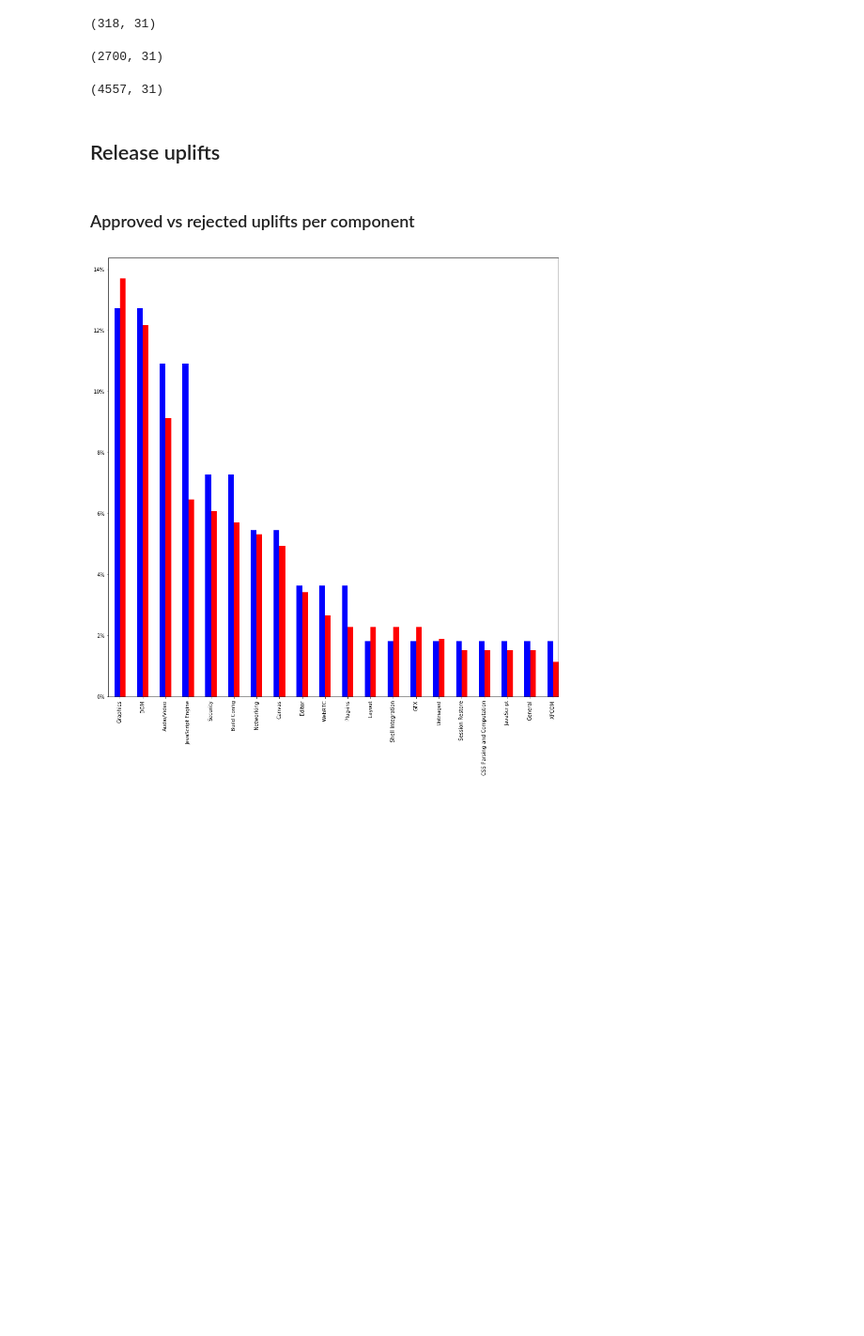
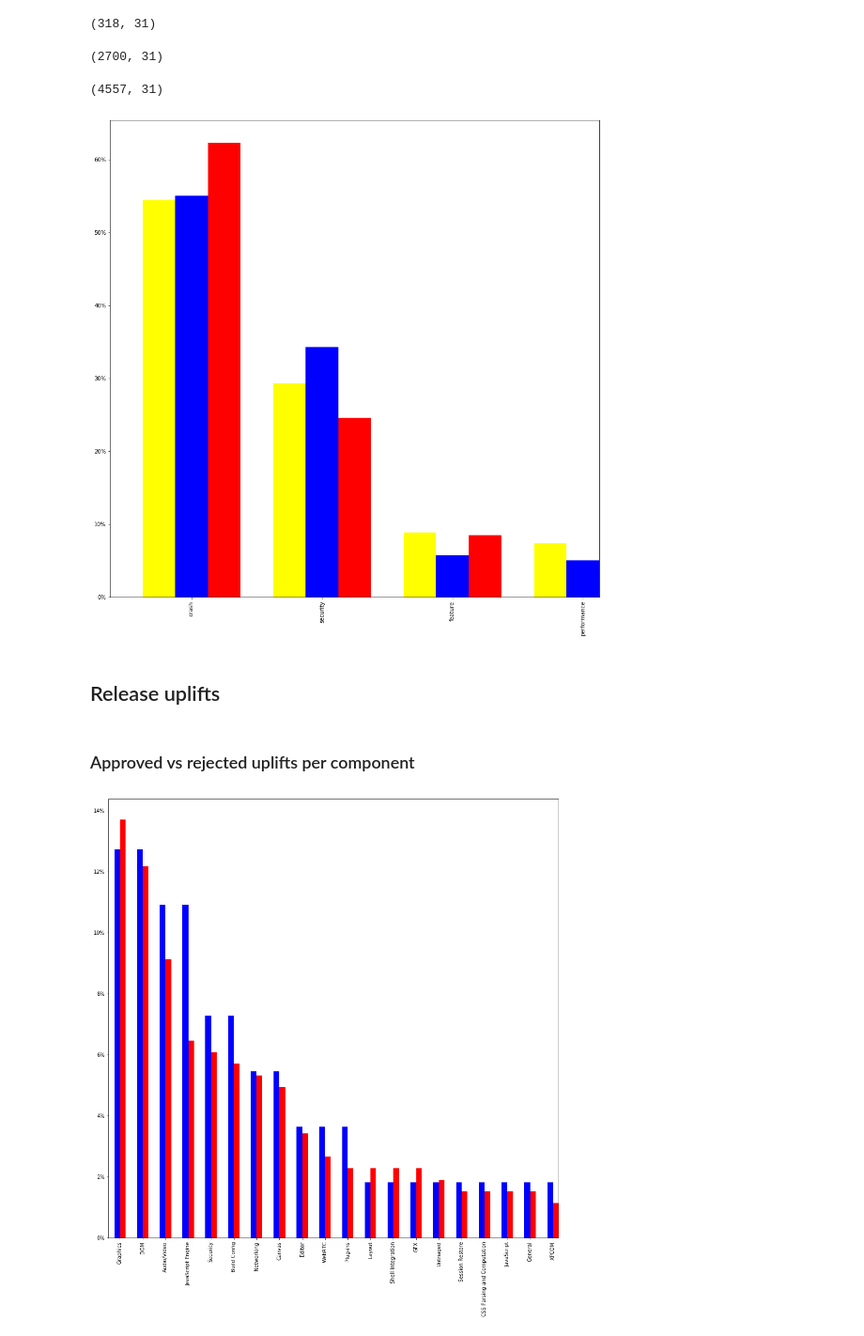
Before and after one commit to marco-c/uplift-analysis, a Jupyter notebook: plots/approved vs rejected uplifts.ipynb, the cells around one changed output. Shown at 94% size. Drawn from its saved outputs; the diff is of its cells as text; code cells hidden in the pictures; blank space fills up the shorter version.

Commit message:
Plot approved percentage per type and per channel

```diff
--- a/plots/approved vs rejected uplifts.ipynb
+++ b/plots/approved vs rejected uplifts.ipynb
@@ -30,6 +30,26 @@ df_aurora.shape
 df_release.component = df_release.component.apply(lambda x: x.split(':')[0])
 df_beta.component = df_beta.component.apply(lambda x: x.split(':')[0])
 df_aurora.component = df_aurora.component.apply(lambda x: x.split(':')[0])
+# %%
+types_approved_release = df_release[df_release['uplift_accepted'] == True].types.str.split('^').apply(pd.Series, 1).stack()
+types_approved_release.index = types_approved_release.index.droplevel(-1)
+types_approved_release.name = 'Type'
+types_approved_beta = df_beta[df_beta['uplift_accepted'] == True].types.str.split('^').apply(pd.Series, 1).stack()
+types_approved_beta.index = types_approved_beta.index.droplevel(-1)
+types_approved_beta.name = 'Type'
+types_approved_aurora = df_aurora[df_aurora['uplift_accepted'] == True].types.str.split('^').apply(pd.Series, 1).stack()
+types_approved_aurora.index = types_approved_aurora.index.droplevel(-1)
+types_approved_aurora.name = 'Type'
+
+fig = plt.figure(figsize=(16,16))
+ax = fig.add_subplot(111)
+ax.yaxis.set_major_formatter(mtick.FuncFormatter(lambda y, _: '{:.0%}'.format(y)))
+types_approved_release.value_counts(normalize=True).plot(kind='bar', color="red", ax=ax, position=-0.5, width=0.25)
+types_approved_beta.value_counts(normalize=True).plot(kind='bar', color="blue", ax=ax, position=0.5, width=0.25)
+types_approved_aurora.value_counts(normalize=True).plot(kind='bar', color="yellow", ax=ax, position=1.5, width=0.25)
+plt.show()
+# %% [output]
+[figure, added]
 # %% [markdown]
 ## Release uplifts
 # %% [markdown]
```
Also changed, not shown: parts of 3 cells of this notebook.
